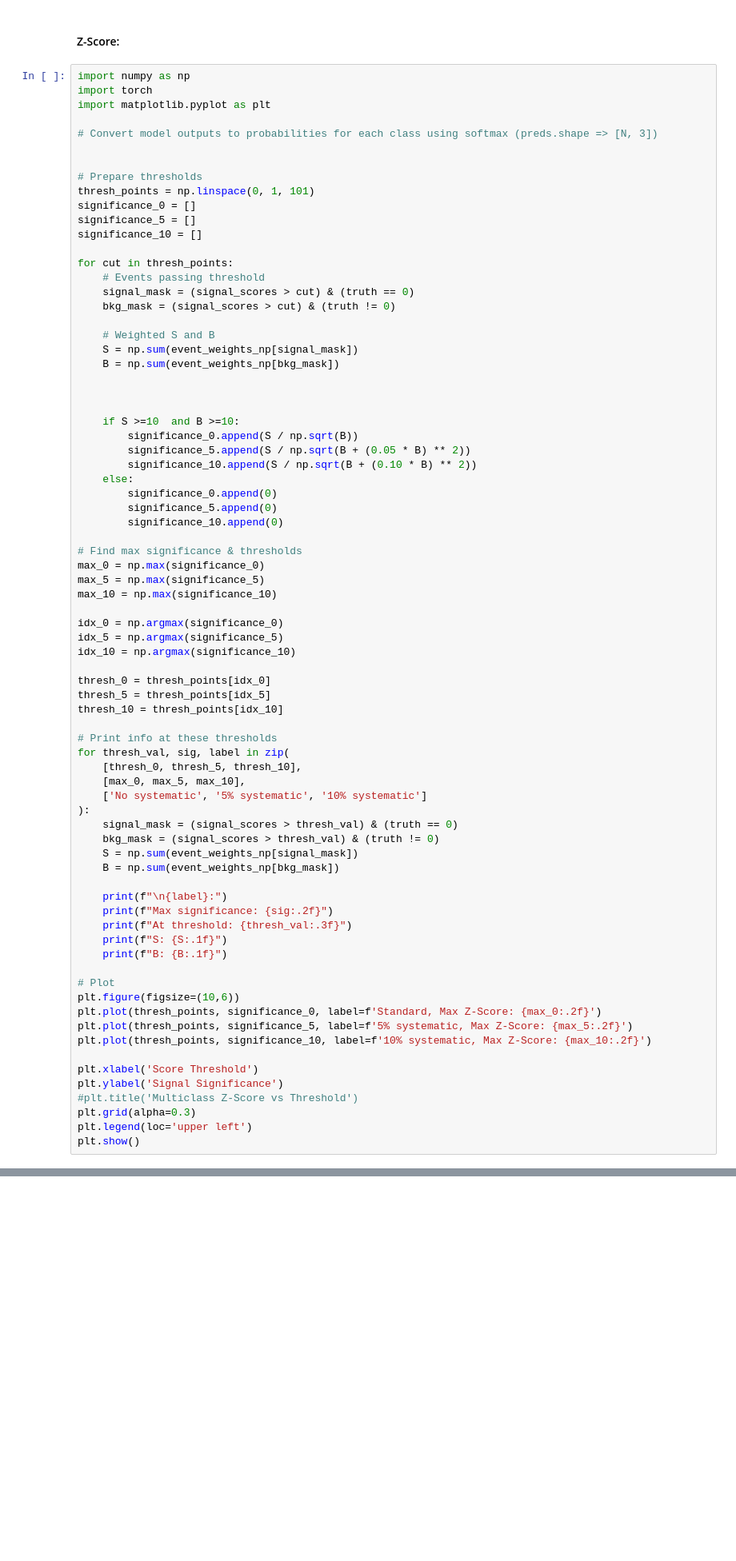
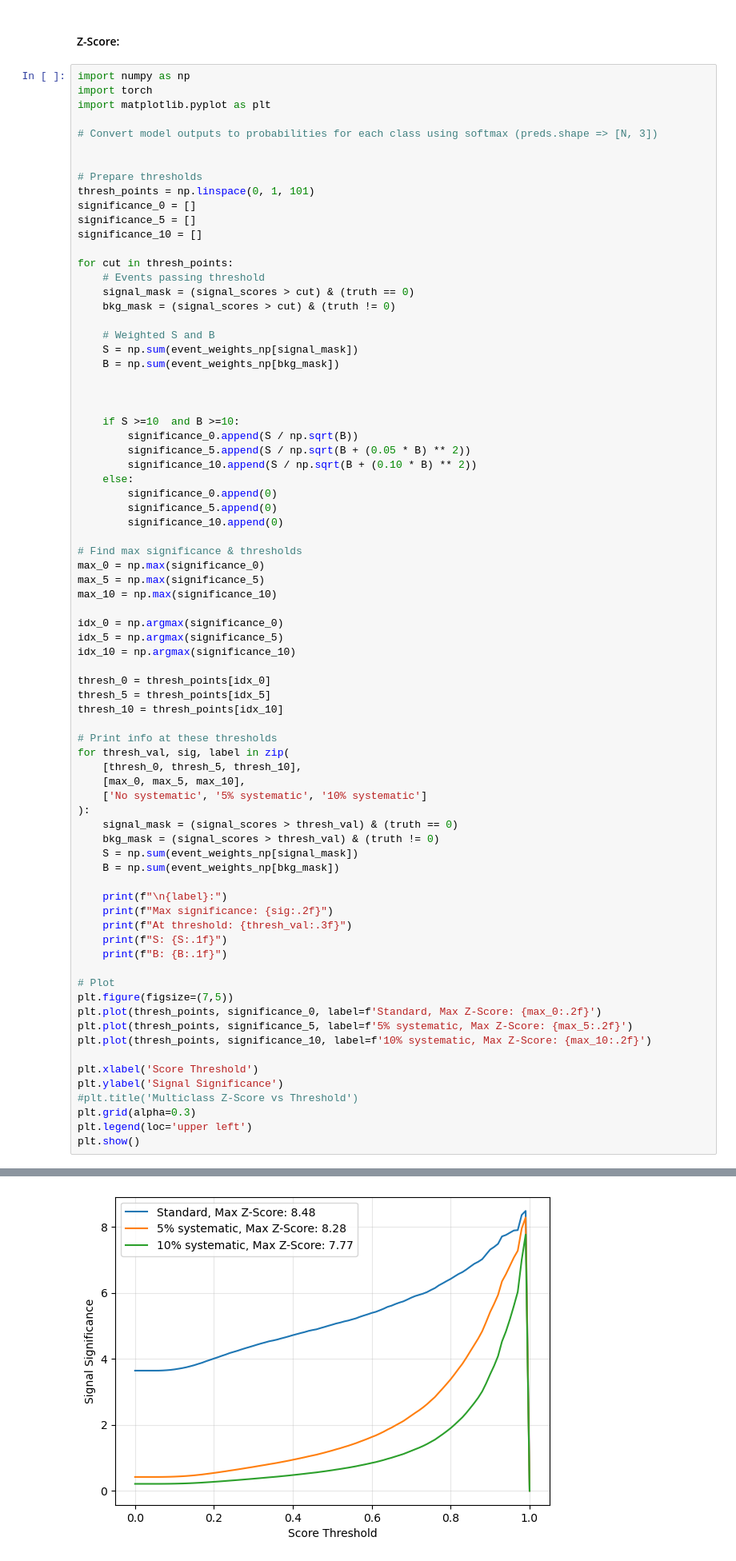
Before and after one commit to rabmc24/msci_project, a Jupyter notebook: transformer_renewed/bristol-tth-transformer-msc_project/notebooks/training_binary_updated.ipynb, the cells around one changed output, grey strips where cells are left out. Shown at 80% size. Cells and saved outputs as stored; diff of their text form; blank space fills up the shorter version.

```diff
--- a/transformer_renewed/bristol-tth-transformer-msc_project/notebooks/training_binary_updated.ipynb
+++ b/transformer_renewed/bristol-tth-transformer-msc_project/notebooks/training_binary_updated.ipynb
@@ -1232,7 +1232,7 @@ for thresh_val, sig, label in zip(
     print(f"B: {B:.1f}")
 
 # Plot
-plt.figure(figsize=(10,6))
+plt.figure(figsize=(7,5))
 plt.plot(thresh_points, significance_0, label=f'Standard, Max Z-Score: {max_0:.2f}')
 plt.plot(thresh_points, significance_5, label=f'5% systematic, Max Z-Score: {max_5:.2f}')
 plt.plot(thresh_points, significance_10, label=f'10% systematic, Max Z-Score: {max_10:.2f}')
@@ -1248,3 +1264,4 @@ IndexError: Dimension out of range (expected to be in range of [-1, 0], but got
+[figure, added]
 # %% [markdown]
 # check tomorrow
 # %%
```
Also changed, not shown: parts of 1 cell of this notebook, 6 other files.
